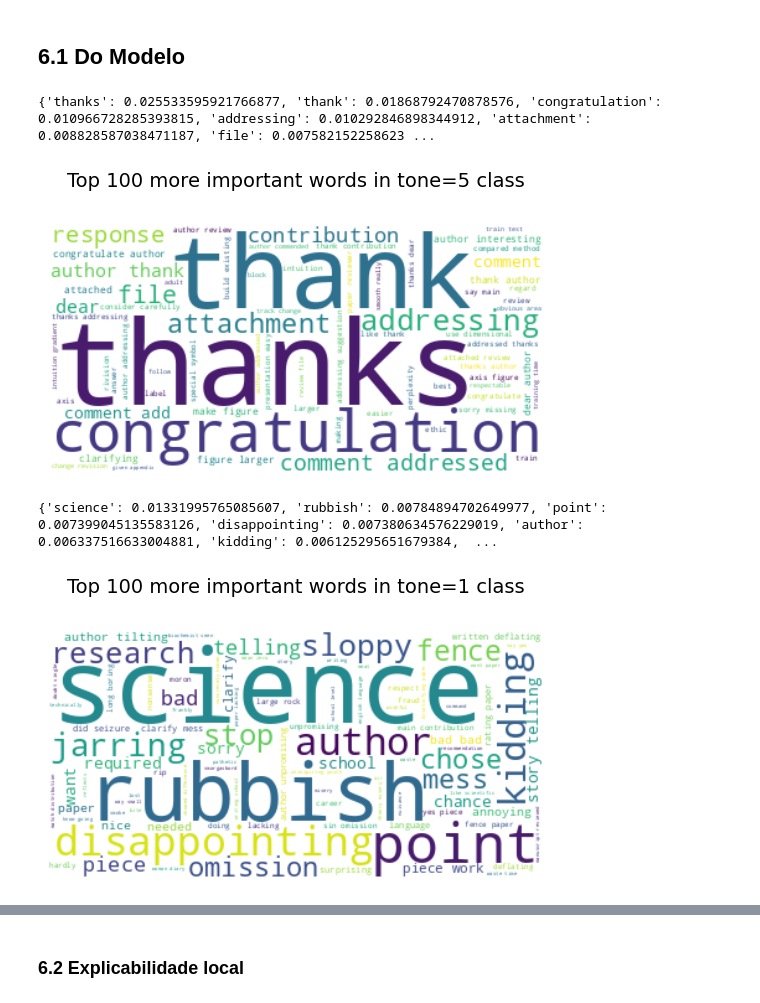
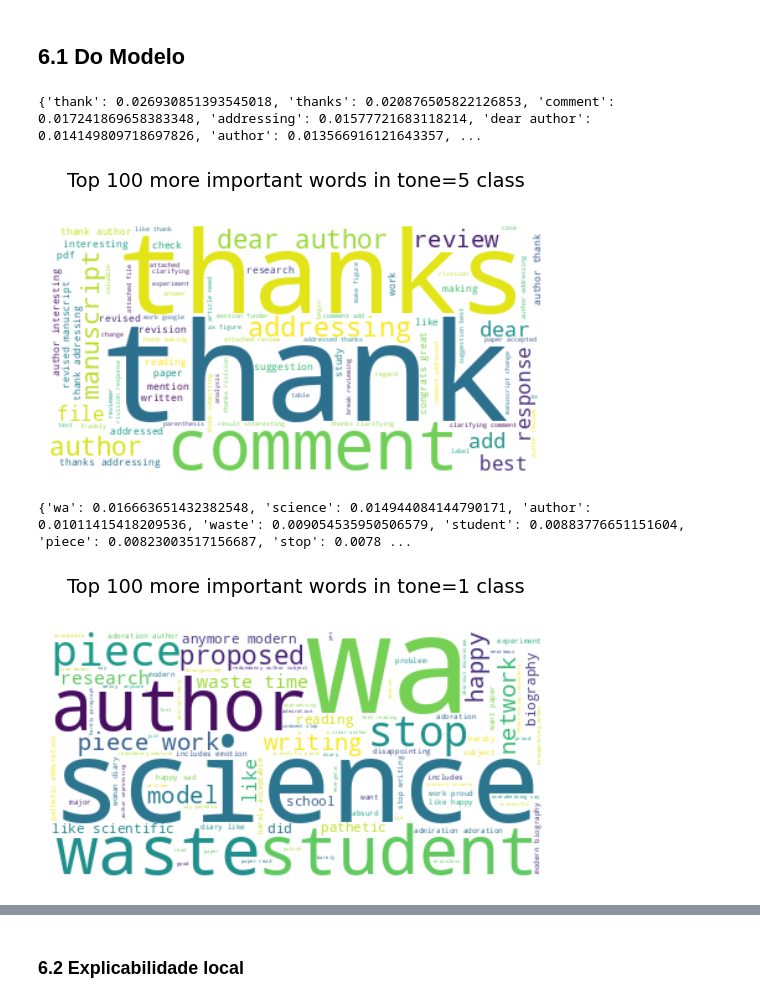
Before and after one commit to Carabinero/politeness-review-classification, a Jupyter notebook: politeness_convencional_v1_5.ipynb, the cells around one changed output, grey strips where cells are left out. Drawn from its saved outputs; the diff is of its cells as text; code cells hidden in the pictures.

Commit message:
upsampled training + hyperpar optimization + models fitted avaliation

```diff
--- a/politeness_convencional_v1_5.ipynb
+++ b/politeness_convencional_v1_5.ipynb
@@ -820,5 +820,5 @@ Best performance:  0.813906860383622
 # %%
-rf_5 = RandomForestClassifier(random_state=123)
+rf_5 = RandomForestClassifier(random_state=42)
 
 # Instantiate RandomizedSearchCV() with rf and the parameter grid
 rf_rs_5 = RandomizedSearchCV(
@@ -827,8 +827,8 @@ rf_rs_5 = RandomizedSearchCV(
     cv=3,  # Number of folds
     n_iter=10,  # Number of parameter candidate settings to sample
     verbose=2,  # The higher this is, the more messages are outputed
-    scoring="accuracy",  # Metric to evaluate performance
-    random_state=123
+    scoring="roc_auc",  # Metric to evaluate performance
+    random_state=42
 )
 
 # Train the model on the training set
@@ -858,3 +884,9 @@ Best performance:  0.9589799694747221
+# %%
+# Best parameters found:  {'n_estimators': 368, 'min_samples_split': 3, 'min_samples_leaf': 1, 'max_depth': 22, 'ccp_alpha': 0}
+
+model_5 = RandomForestClassifier(n_estimators=368, max_depth=22, min_samples_split=3, min_samples_leaf=1, ccp_alpha=0, random_state= 42)
+model_5.fit(X_train_tfidf_5, y_train_5)
+y_predicted_5 = model_5.predict(X_test_tfidf_5)
 # %% [markdown]
 ## 5. Avaliação do Modelo
 Use métricas apropriadas para problemas multi-classe:
@@ -1052,34 +1072,34 @@ Name: count, dtype: int64
 ## 6.1 Do Modelo
 # %%
 # Derive feature importances
-feature_importances_5 = trained_models_['RandomForestClassifier_5'].feature_importances_
+feature_importances_5 = model_5.feature_importances_
 
 # Get the feature names
 feature_names_5 = vect_5.get_feature_names_out()
 
 # Create a dictionary mapping feature names to importances
 feature_importance_dict_5 = dict(zip(feature_names_5, feature_importances_5))
 
 # Sort the dictionary by importance in descending order and get the top 10
 top_features_5 = dict(sorted(feature_importance_dict_5.items(), key=lambda item: item[1], reverse=True)[:100])
 print(top_features_5)
 
 # Create and generate a word cloud image
 cloud_positives = WordCloud(background_color="white").generate_from_frequencies(top_features_5)
 
 # Display the generated wordcloud image
 plt.imshow(cloud_positives, interpolation="bilinear")
 plt.title("Top 100 more important words in tone=5 class", y=1.12, size=14)  # Choose title, position and size
 plt.axis("off")  # Turn off axis labels
 
 # Show the final image
 plt.show()
 # %% [output]
-{'thanks': 0.025533595921766877, 'thank': 0.01868792470878576, 'congratulation': 0.010966728285393815, 'addressing': 0.010292846898344912, 'attachment': 0.008828587038471187, 'file': 0.007582152258623 ...
+{'thank': 0.026930851393545018, 'thanks': 0.020876505822126853, 'comment': 0.017241869658383348, 'addressing': 0.01577721683118214, 'dear author': 0.014149809718697826, 'author': 0.013566916121643357, ...
-[figure, old version]
+[figure, new version]
 # %%
 # Derive feature importances
-feature_importances_1 = trained_models_['RandomForestClassifier_1'].feature_importances_
+feature_importances_1 = model_1.feature_importances_
 
 # Get the feature names
 feature_names_1 = vect_1.get_feature_names_out()
@@ -1102,7 +1122,7 @@ plt.axis("off")  # Turn off axis labels
 # Show the final image
 plt.show()
 # %% [output]
-{'science': 0.01331995765085607, 'rubbish': 0.00784894702649977, 'point': 0.007399045135583126, 'disappointing': 0.007380634576229019, 'author': 0.006337516633004881, 'kidding': 0.006125295651679384,  ...
+{'wa': 0.016663651432382548, 'science': 0.014944084144790171, 'author': 0.01011415418209536, 'waste': 0.009054535950506579, 'student': 0.00883776651151604, 'piece': 0.00823003517156687, 'stop': 0.0078 ...
-[figure, old version]
+[figure, new version]
 # %%
 # Create a SHAP Tree Explainer
```
Also changed, not shown: parts of 19 cells of this notebook.
